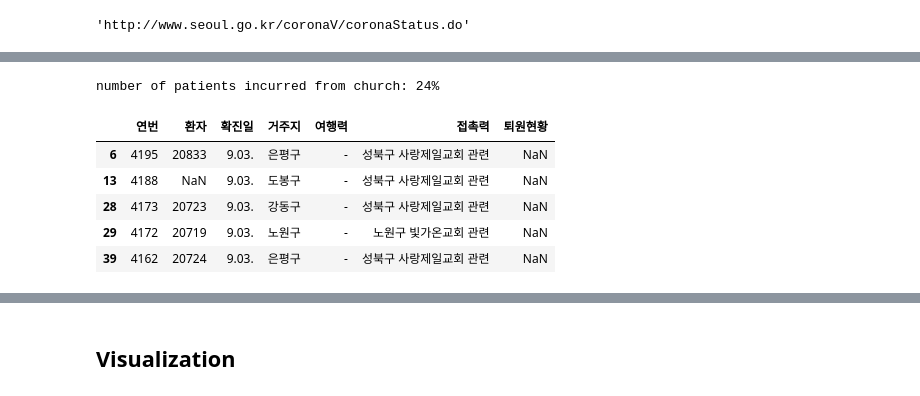
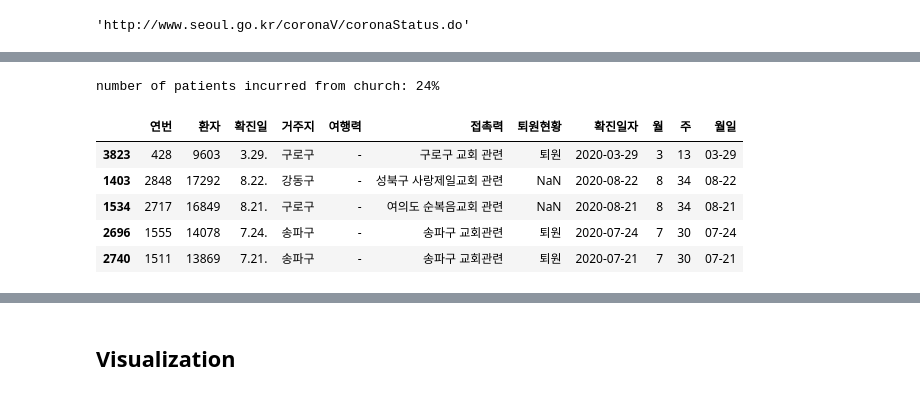
Before and after one commit to snoop2head/covid19_unknown_spread, a Jupyter notebook: Seoul-Covid19.ipynb, the cells around one changed output, grey strips where cells are left out. Cells and saved outputs as stored; diff of their text form; code cells hidden in the pictures.

```diff
--- a/Seoul-Covid19.ipynb
+++ b/Seoul-Covid19.ipynb
@@ -138,17 +138,17 @@ df_etc.sample(15)
 # %%
 # number of patients involved in church
 df_church = df[df['접촉력'].str.contains("교회")]
 church_infected_proportion = "{0:.0%}".format(round(len(df_church)/len(df), 3))
 print(f"number of patients incurred from church: {church_infected_proportion}")
-df_church.head(5)
+df_church.sample(5)
 # %% [output]
 number of patients incurred from church: 24%
-|  | 연번 | 환자 | 확진일 | 거주지 | 여행력 | 접촉력 | 퇴원현황 |
-| 6 | 4195 | 20833 | 9.03. | 은평구 | - | 성북구 사랑제일교회 관련 | NaN |
-| 13 | 4188 | NaN | 9.03. | 도봉구 | - | 성북구 사랑제일교회 관련 | NaN |
-| 28 | 4173 | 20723 | 9.03. | 강동구 | - | 성북구 사랑제일교회 관련 | NaN |
-| 29 | 4172 | 20719 | 9.03. | 노원구 | - | 노원구 빛가온교회 관련 | NaN |
-| 39 | 4162 | 20724 | 9.03. | 은평구 | - | 성북구 사랑제일교회 관련 | NaN |
+|  | 연번 | 환자 | 확진일 | 거주지 | 여행력 | 접촉력 | 퇴원현황 | 확진일자 | 월 | 주 | 월일 |
+| 3823 | 428 | 9603 | 3.29. | 구로구 | - | 구로구 교회 관련 | 퇴원 | 2020-03-29 | 3 | 13 | 03-29 |
+| 1403 | 2848 | 17292 | 8.22. | 강동구 | - | 성북구 사랑제일교회 관련 | NaN | 2020-08-22 | 8 | 34 | 08-22 |
+| 1534 | 2717 | 16849 | 8.21. | 구로구 | - | 여의도 순복음교회 관련 | NaN | 2020-08-21 | 8 | 34 | 08-21 |
+| 2696 | 1555 | 14078 | 7.24. | 송파구 | - | 송파구 교회관련 | 퇴원 | 2020-07-24 | 7 | 30 | 07-24 |
+| 2740 | 1511 | 13869 | 7.21. | 송파구 | - | 송파구 교회관련 | 퇴원 | 2020-07-21 | 7 | 30 | 07-21 |
 # %%
 # number of patients involved in church other than 사랑제일교회
 df_church_2 = df[(df["접촉력"].str.contains("교회") == True) & (df["접촉력"].str.contains("사랑제일교회") == False)]
```
Also changed, not shown: parts of 38 cells of this notebook.
